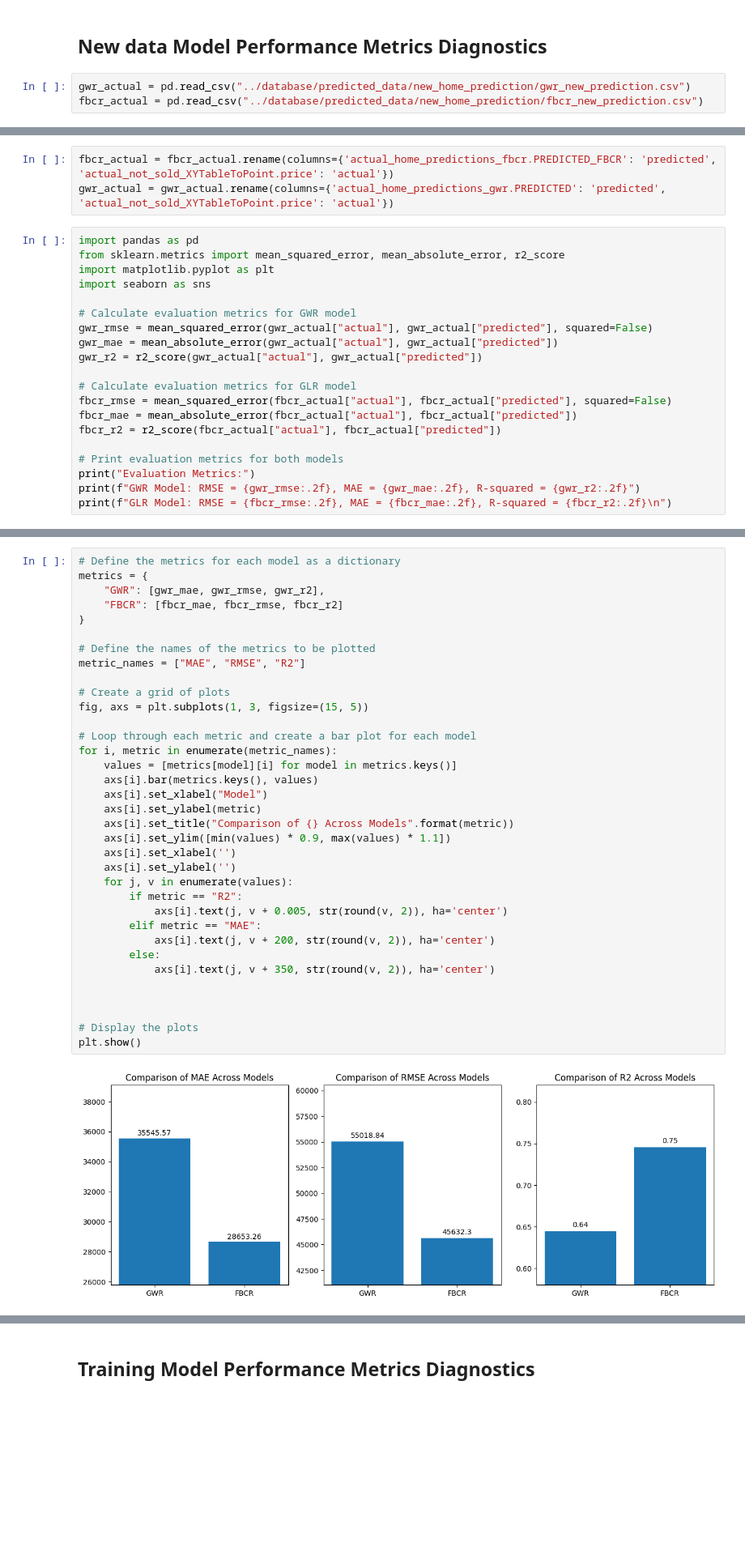
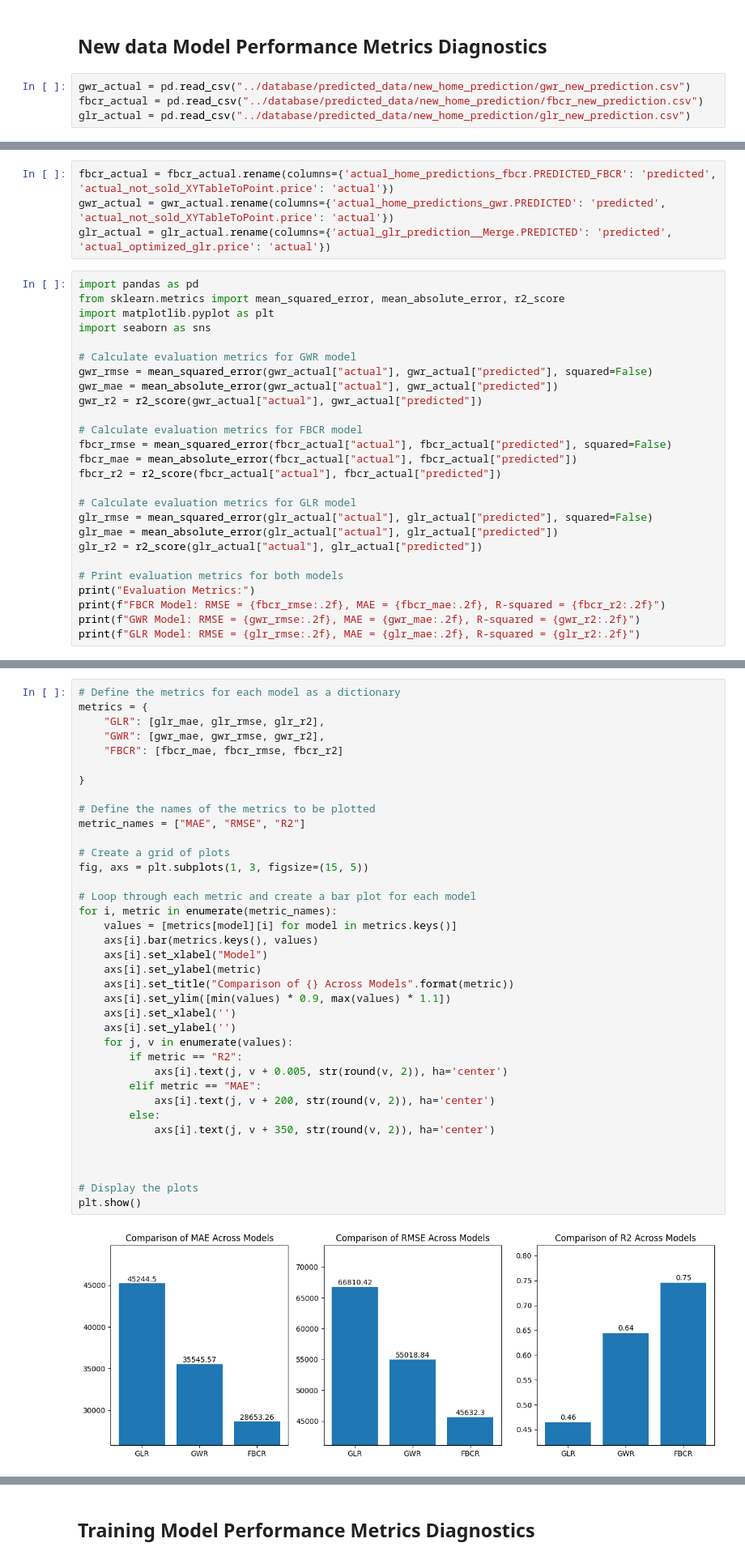
Before and after one commit to AvoDzis/capstone-real-estate, a Jupyter notebook: code/predicted_price_analysis.ipynb, the cells around one changed output, grey strips where cells are left out. Shown at 81% size. Saved outputs shown, nothing was run; the diff lists cells and outputs as text; blank space fills up the shorter version.

Commit message:
new data anlysis

```diff
--- a/code/predicted_price_analysis.ipynb
+++ b/code/predicted_price_analysis.ipynb
@@ -110,3 +126,4 @@ results_table.to_excel("../database/predicted_data/glr_improvment_results_table.
 # %%
 gwr_actual = pd.read_csv("../database/predicted_data/new_home_prediction/gwr_new_prediction.csv")
 fbcr_actual = pd.read_csv("../database/predicted_data/new_home_prediction/fbcr_new_prediction.csv")
+glr_actual = pd.read_csv("../database/predicted_data/new_home_prediction/glr_new_prediction.csv")
@@ -128,6 +130,7 @@ dtype: int64
 # %%
 fbcr_actual = fbcr_actual.rename(columns={'actual_home_predictions_fbcr.PREDICTED_FBCR': 'predicted', 'actual_not_sold_XYTableToPoint.price': 'actual'})
 gwr_actual = gwr_actual.rename(columns={'actual_home_predictions_gwr.PREDICTED': 'predicted', 'actual_not_sold_XYTableToPoint.price': 'actual'})
+glr_actual = glr_actual.rename(columns={'actual_glr_prediction__Merge.PREDICTED': 'predicted', 'actual_optimized_glr.price': 'actual'})
 # %%
 import pandas as pd
 from sklearn.metrics import mean_squared_error, mean_absolute_error, r2_score
@@ -139,14 +142,20 @@ gwr_rmse = mean_squared_error(gwr_actual["actual"], gwr_actual["predicted"], squ
 gwr_mae = mean_absolute_error(gwr_actual["actual"], gwr_actual["predicted"])
 gwr_r2 = r2_score(gwr_actual["actual"], gwr_actual["predicted"])
 
-# Calculate evaluation metrics for GLR model
+# Calculate evaluation metrics for FBCR model
 fbcr_rmse = mean_squared_error(fbcr_actual["actual"], fbcr_actual["predicted"], squared=False)
 fbcr_mae = mean_absolute_error(fbcr_actual["actual"], fbcr_actual["predicted"])
 fbcr_r2 = r2_score(fbcr_actual["actual"], fbcr_actual["predicted"])
 
+# Calculate evaluation metrics for GLR model
+glr_rmse = mean_squared_error(glr_actual["actual"], glr_actual["predicted"], squared=False)
+glr_mae = mean_absolute_error(glr_actual["actual"], glr_actual["predicted"])
+glr_r2 = r2_score(glr_actual["actual"], glr_actual["predicted"])
+
 # Print evaluation metrics for both models
 print("Evaluation Metrics:")
+print(f"FBCR Model: RMSE = {fbcr_rmse:.2f}, MAE = {fbcr_mae:.2f}, R-squared = {fbcr_r2:.2f}")
 print(f"GWR Model: RMSE = {gwr_rmse:.2f}, MAE = {gwr_mae:.2f}, R-squared = {gwr_r2:.2f}")
-print(f"GLR Model: RMSE = {fbcr_rmse:.2f}, MAE = {fbcr_mae:.2f}, R-squared = {fbcr_r2:.2f}\n")
+print(f"GLR Model: RMSE = {glr_rmse:.2f}, MAE = {glr_mae:.2f}, R-squared = {glr_r2:.2f}")
 # %% [output]
 Evaluation Metrics:
@@ -155,40 +165,42 @@ GLR Model: RMSE = 45632.30, MAE = 28653.26, R-squared = 0.75
 # %%
 # Define the metrics for each model as a dictionary
 metrics = {
+    "GLR": [glr_mae, glr_rmse, glr_r2],
     "GWR": [gwr_mae, gwr_rmse, gwr_r2],
     "FBCR": [fbcr_mae, fbcr_rmse, fbcr_r2]
+
 }
 
 # Define the names of the metrics to be plotted
 metric_names = ["MAE", "RMSE", "R2"]
 
 # Create a grid of plots
 fig, axs = plt.subplots(1, 3, figsize=(15, 5))
 
 # Loop through each metric and create a bar plot for each model
 for i, metric in enumerate(metric_names):
     values = [metrics[model][i] for model in metrics.keys()]
     axs[i].bar(metrics.keys(), values)
     axs[i].set_xlabel("Model")
     axs[i].set_ylabel(metric)
     axs[i].set_title("Comparison of {} Across Models".format(metric))
     axs[i].set_ylim([min(values) * 0.9, max(values) * 1.1])
     axs[i].set_xlabel('')
     axs[i].set_ylabel('')
     for j, v in enumerate(values):
         if metric == "R2":
             axs[i].text(j, v + 0.005, str(round(v, 2)), ha='center')
         elif metric == "MAE":
             axs[i].text(j, v + 200, str(round(v, 2)), ha='center')
         else:
             axs[i].text(j, v + 350, str(round(v, 2)), ha='center')
 
 
 
 # Display the plots
 plt.show()
 # %% [output]
-[figure, old version]
+[figure, new version]
 # %%
 # Analyze residuals using a histogram and density plot
 gwr_residuals = gwr_actual["actual"] - gwr_actual["predicted"]
```
Also changed, not shown: parts of 8 cells of this notebook, 3 other files.
